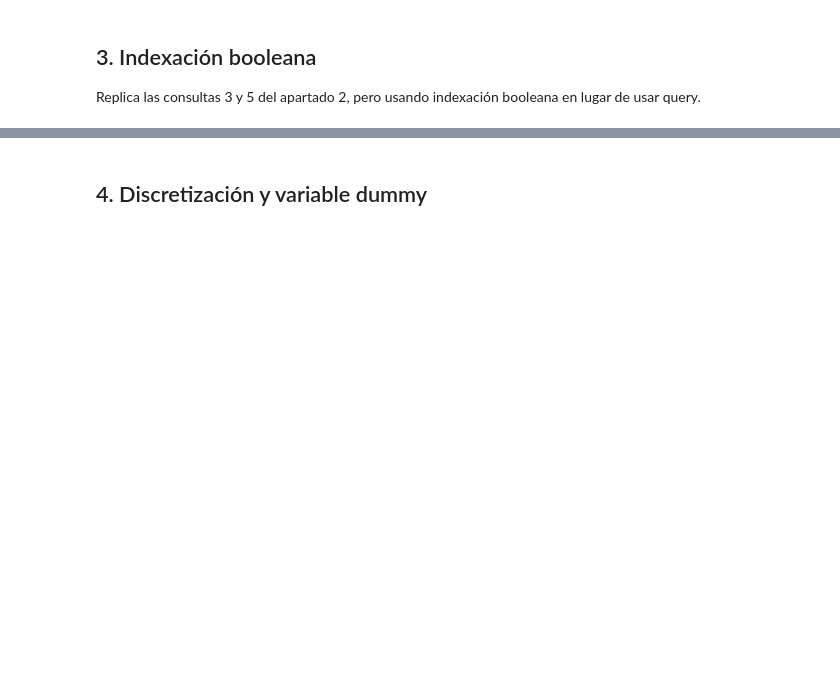
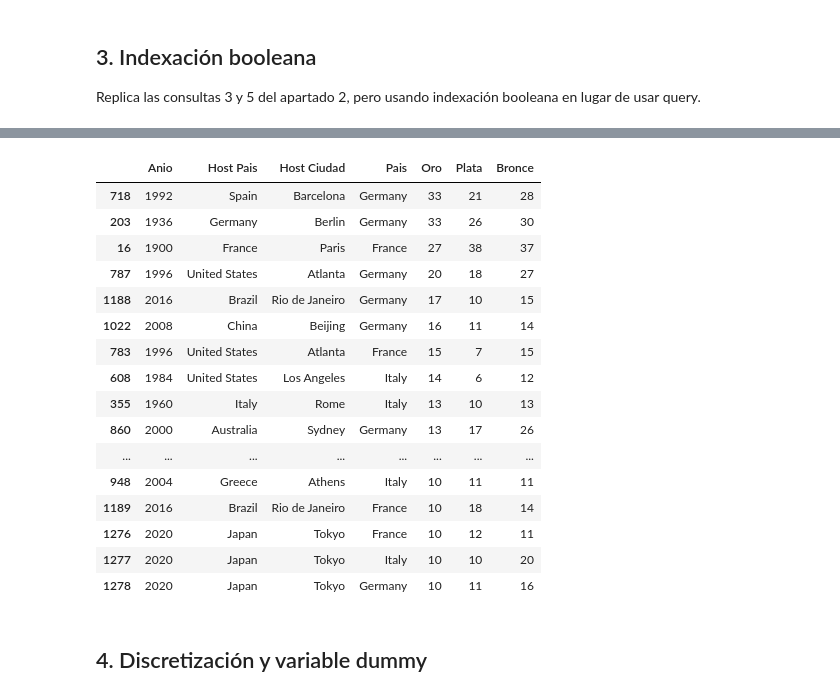
Before and after one commit to Animska/PYthon, a Jupyter notebook: Pedro/entorno python/ejercicios/AD_TEMA2/Preparacion/TrabajoFInal/enunciado_trabajo_T2.ipynb, the cells around one changed output, grey strips where cells are left out. Drawn from its saved outputs; the diff is of its cells as text; code cells hidden in the pictures; blank space fills up the shorter version.

```diff
--- a/Pedro/entorno python/ejercicios/AD_TEMA2/Preparacion/TrabajoFInal/enunciado_trabajo_T2.ipynb
+++ b/Pedro/entorno python/ejercicios/AD_TEMA2/Preparacion/TrabajoFInal/enunciado_trabajo_T2.ipynb
@@ -47,11 +47,12 @@ Bronze           0
 dtype: int64
 # %%
 # Vamos a eliminar la columna country_code que además es la que tiene nulos
-data_medallas.drop(columns='country_code')
+data_medallas.drop(columns='Country_Code', inplace=True)
 
 # Las columnas son renombradas a españo: año, host_pais, host_ciudad, pais, oro, plata bronce
 # host se refiere a la ciudad o pais organizador de los juegos
-
+data_medallas.columns=['Anio','Host Pais','Host Ciudad', 'Pais','Oro','Plata','Bronce']
 
 
 # mostramos las primeras filas para comprobar que la eliminación y renombrado de columnas ha sido correcto
+data_medallas.head(5)
@@ -83,3 +166,32 @@ Replica las consultas 3 y 5 del apartado 2, pero usando indexación booleana en
+# %%
+# Consulta 5
+#Mostrar las filas de los paises 'Spain', 'France', 'Germany', 'Italy',  que han ganado más de 10 medallas de oro
+medallero_df = (
+    data_medallas[
+        (data_medallas['Pais'].isin(["Spain", "France", "Germany", "Italy"])) &
+        (data_medallas['Oro'] >= 10)  # .isin() es más idiomático que 'in'
+    ]
+    .sort_values('Oro', ascending=False)
+)
+medallero_df
+# %% [output]
+|  | Anio | Host Pais | Host Ciudad | Pais | Oro | Plata | Bronce |
+| 718 | 1992 | Spain | Barcelona | Germany | 33 | 21 | 28 |
+| 203 | 1936 | Germany | Berlin | Germany | 33 | 26 | 30 |
+| 16 | 1900 | France | Paris | France | 27 | 38 | 37 |
+| 787 | 1996 | United States | Atlanta | Germany | 20 | 18 | 27 |
+| 1188 | 2016 | Brazil | Rio de Janeiro | Germany | 17 | 10 | 15 |
+| 1022 | 2008 | China | Beijing | Germany | 16 | 11 | 14 |
+| 783 | 1996 | United States | Atlanta | France | 15 | 7 | 15 |
+| 608 | 1984 | United States | Los Angeles | Italy | 14 | 6 | 12 |
+| 355 | 1960 | Italy | Rome | Italy | 13 | 10 | 13 |
+| 860 | 2000 | Australia | Sydney | Germany | 13 | 17 | 26 |
+| ... | ... | ... | ... | ... | ... | ... | ... |
+| 948 | 2004 | Greece | Athens | Italy | 10 | 11 | 11 |
+| 1189 | 2016 | Brazil | Rio de Janeiro | France | 10 | 18 | 14 |
+| 1276 | 2020 | Japan | Tokyo | France | 10 | 12 | 11 |
+| 1277 | 2020 | Japan | Tokyo | Italy | 10 | 10 | 20 |
+| 1278 | 2020 | Japan | Tokyo | Germany | 10 | 11 | 16 |
 # %% [markdown]
 ## 4. Discretización y variable dummy
 # %%
```
Also changed, not shown: parts of 12 cells of this notebook, 8 other files.
